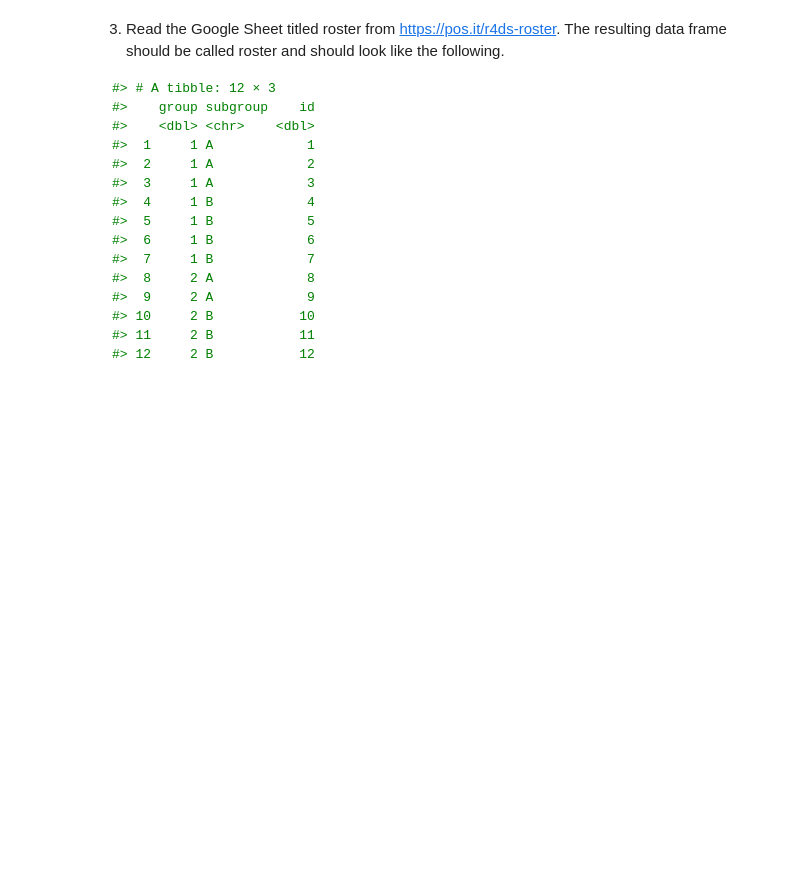
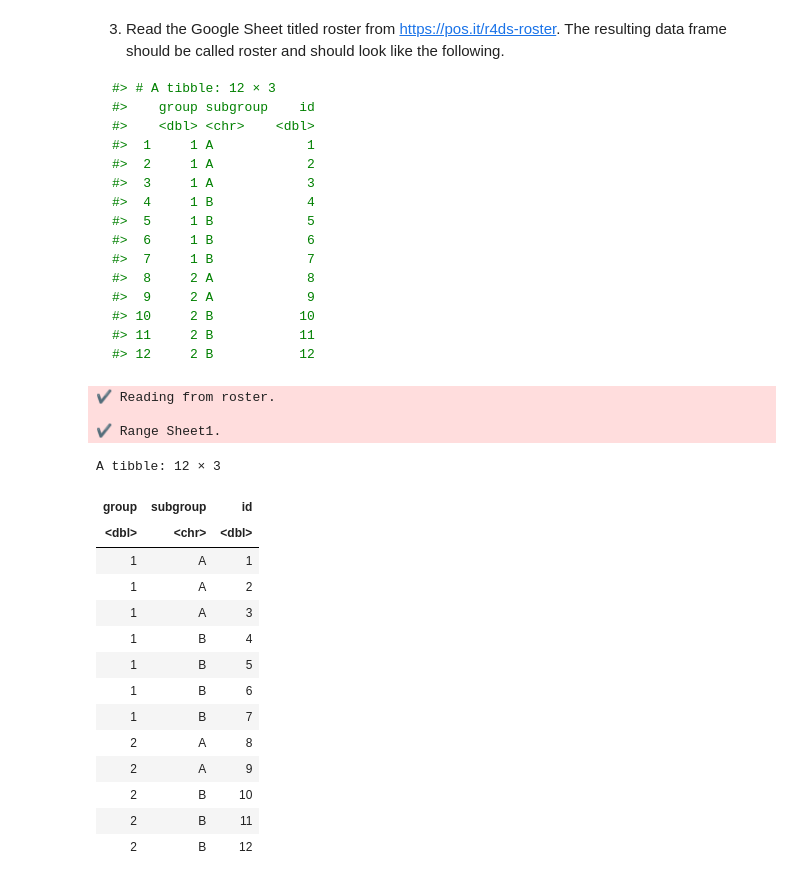
Before and after one commit to Brandy-Corwin/R-for-DS-exercises, a Jupyter notebook: Week_11_Assignments.ipynb, the cells around one changed output. Drawn from its saved outputs; the diff is of its cells as text; code cells hidden in the pictures; blank space fills up the shorter version.

````diff
--- a/Week_11_Assignments.ipynb
+++ b/Week_11_Assignments.ipynb
@@ -104,3 +292,27 @@ Then, read it into R. The resulting data frame should be called roster and shoul
 #> 11     2 B           11
 #> 12     2 B           12
 ```
+# %%
+roster_id <- "1LgZ0Bkg9d_NK8uTdP2uHXm07kAlwx8-Ictf8NocebIE"
+roster_sheet <- read_sheet(roster_id, col_types = "dcd") |>
+    fill(group,subgroup)
+roster_sheet
+# %% [output]
+✔ Reading from roster.
+
+✔ Range Sheet1.
+A tibble: 12 × 3
+| group | subgroup | id |
+| <dbl> | <chr> | <dbl> |
+| 1 | A | 1 |
+| 1 | A | 2 |
+| 1 | A | 3 |
+| 1 | B | 4 |
+| 1 | B | 5 |
+| 1 | B | 6 |
+| 1 | B | 7 |
+| 2 | A | 8 |
+| 2 | A | 9 |
+| 2 | B | 10 |
+| 2 | B | 11 |
+| 2 | B | 12 |
````
Also changed, not shown: parts of 10 cells of this notebook, 5 other files.
